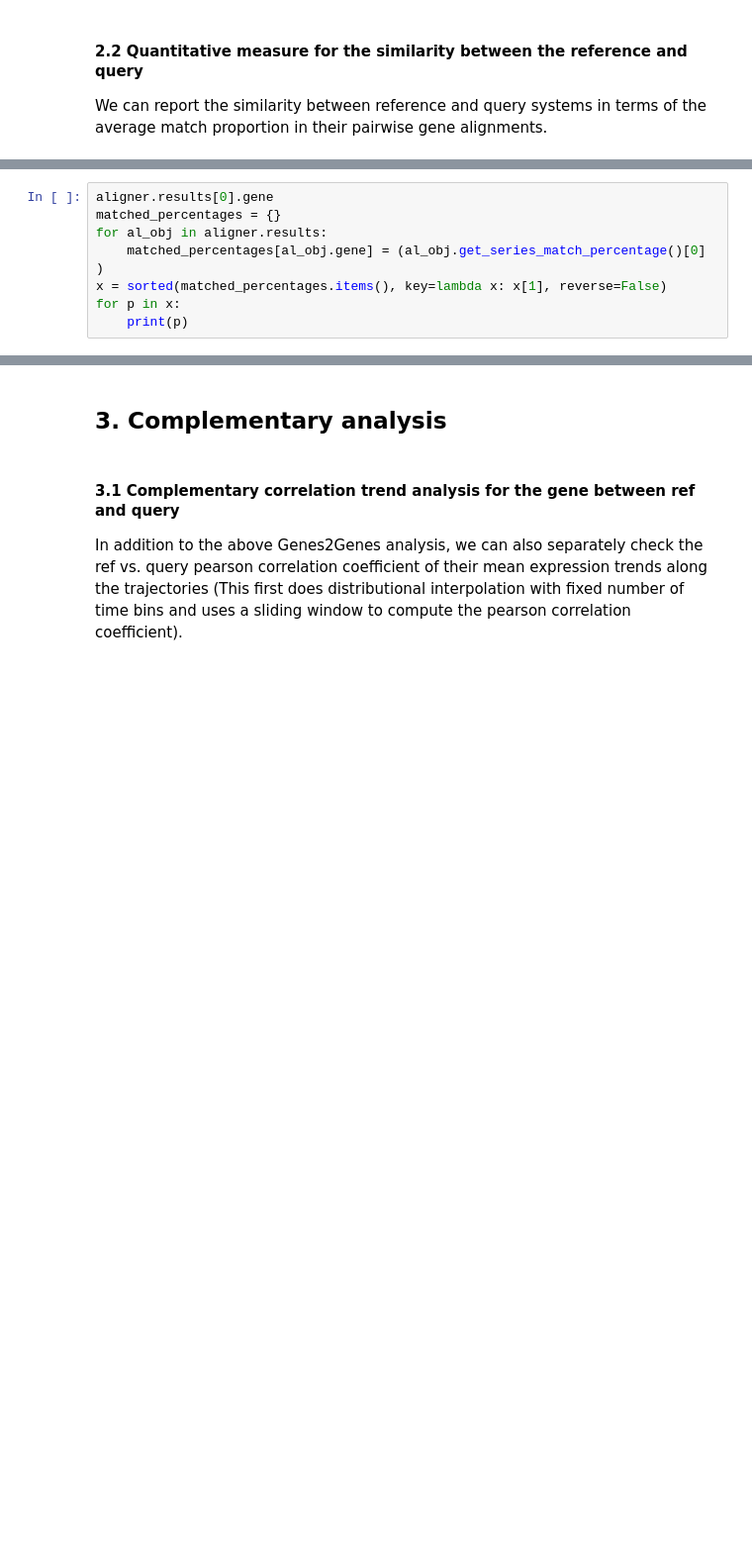
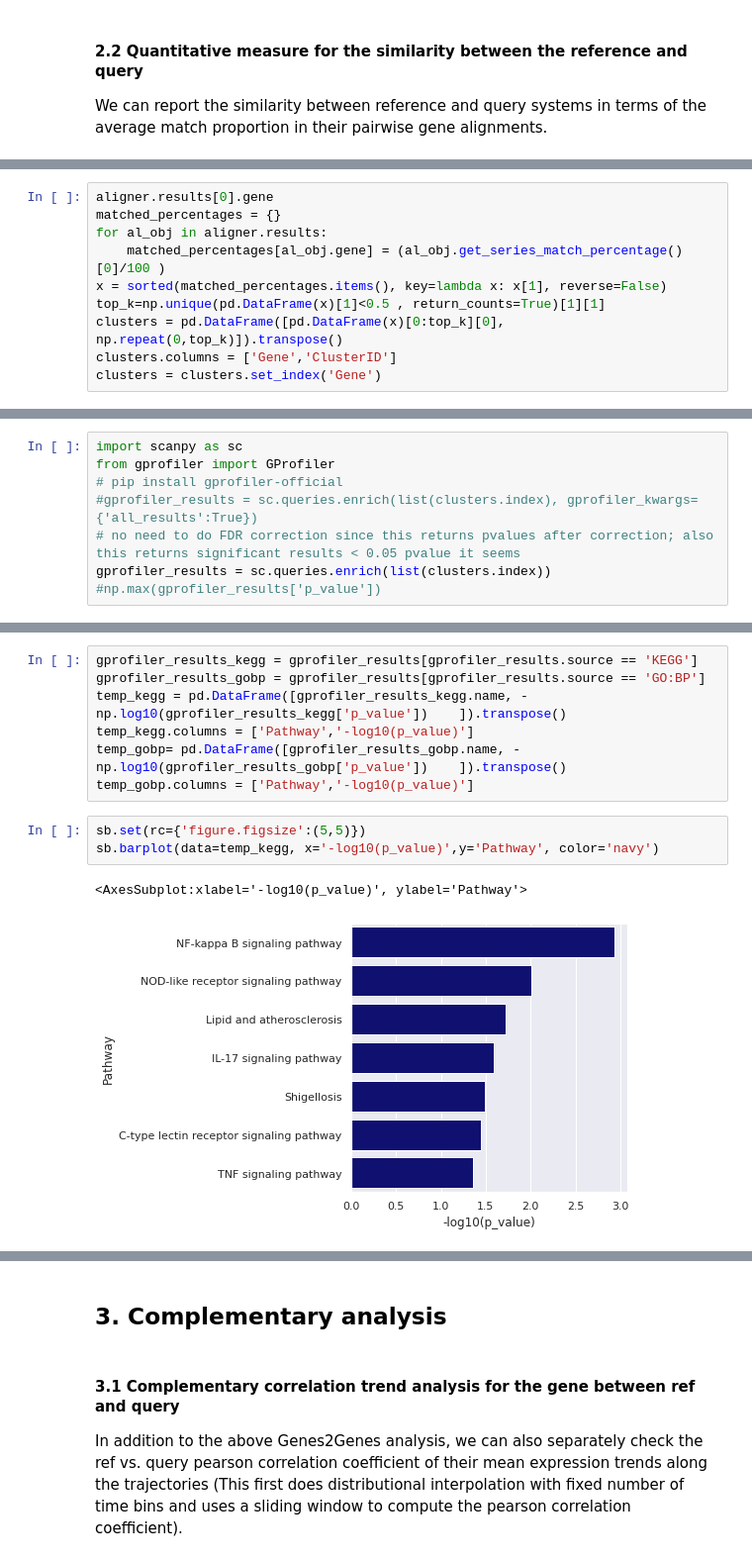
Before and after one commit to Teichlab/Genes2Genes, a Jupyter notebook: notebooks/OrgAlignTutorialNotebook_25102022.ipynb, the cells around one changed output, grey strips where cells are left out. Shown at 99% size. Cells and saved outputs as stored; diff of their text form; blank space fills up the shorter version.

Commit message:
notebook update after bug fix

```diff
--- a/notebooks/OrgAlignTutorialNotebook_25102022.ipynb
+++ b/notebooks/OrgAlignTutorialNotebook_25102022.ipynb
@@ -362,7 +375,9 @@ Accordingly the top 10 DE genes between the PAM and LPS system we find under Gen
 aligner.results[0].gene
 matched_percentages = {}
 for al_obj in aligner.results:
-    matched_percentages[al_obj.gene] = (al_obj.get_series_match_percentage()[0] )
+    matched_percentages[al_obj.gene] = (al_obj.get_series_match_percentage()[0]/100 )
 x = sorted(matched_percentages.items(), key=lambda x: x[1], reverse=False)
-for p in x:
-    print(p)
+top_k=np.unique(pd.DataFrame(x)[1]<0.5 , return_counts=True)[1][1]
+clusters = pd.DataFrame([pd.DataFrame(x)[0:top_k][0], np.repeat(0,top_k)]).transpose()
+clusters.columns = ['Gene','ClusterID']
+clusters = clusters.set_index('Gene')
@@ -386,0 +557,8 @@ for p in x:
+# %%
+import scanpy as sc
+from gprofiler import GProfiler
+# pip install gprofiler-official
+#gprofiler_results = sc.queries.enrich(list(clusters.index), gprofiler_kwargs= {'all_results':True})
+# no need to do FDR correction since this returns pvalues after correction; also this returns significant results < 0.05 pvalue it seems
+gprofiler_results = sc.queries.enrich(list(clusters.index))
+#np.max(gprofiler_results['p_value'])
@@ -386,0 +576,13 @@ for p in x:
+# %%
+gprofiler_results_kegg = gprofiler_results[gprofiler_results.source == 'KEGG']
+gprofiler_results_gobp = gprofiler_results[gprofiler_results.source == 'GO:BP']
+temp_kegg = pd.DataFrame([gprofiler_results_kegg.name, -np.log10(gprofiler_results_kegg['p_value'])    ]).transpose()
+temp_kegg.columns = ['Pathway','-log10(p_value)']
+temp_gobp= pd.DataFrame([gprofiler_results_gobp.name, -np.log10(gprofiler_results_gobp['p_value'])    ]).transpose()
+temp_gobp.columns = ['Pathway','-log10(p_value)']
+# %%
+sb.set(rc={'figure.figsize':(5,5)})
+sb.barplot(data=temp_kegg, x='-log10(p_value)',y='Pathway', color='navy')
+# %% [output]
+<AxesSubplot:xlabel='-log10(p_value)', ylabel='Pathway'>
+[figure, added]
```
Also changed, not shown: parts of 51 cells of this notebook.
